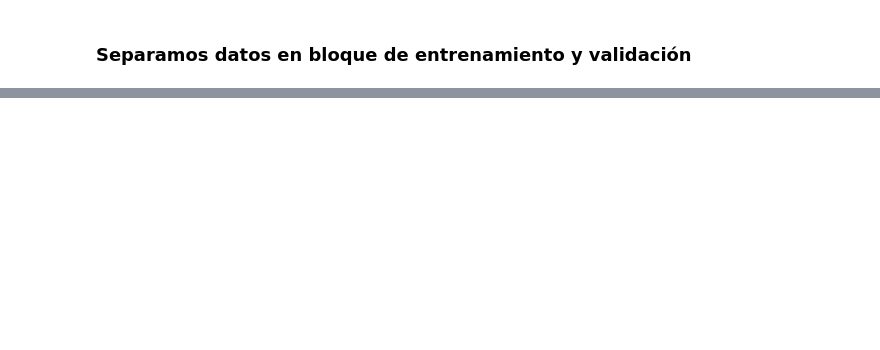
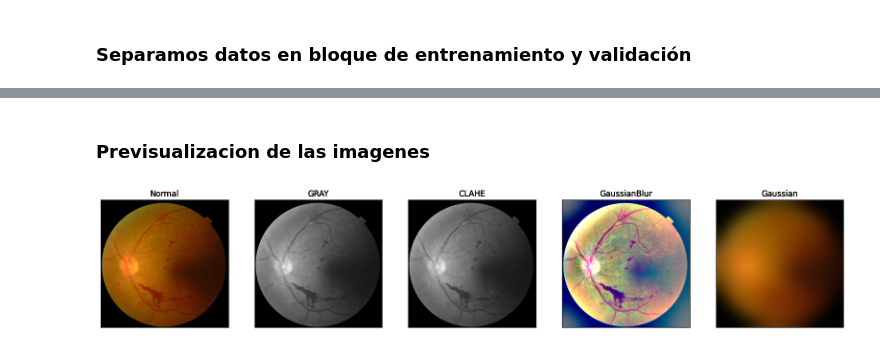
Before and after one commit to GustavoBD-Dev/DDRUCNN, a Jupyter notebook: src/DDRUCNN.ipynb, the cells around one changed output, grey strips where cells are left out. Drawn from its saved outputs; the diff is of its cells as text; code cells hidden in the pictures; blank space fills up the shorter version.

```diff
--- a/src/DDRUCNN.ipynb
+++ b/src/DDRUCNN.ipynb
@@ -134,0 +230,6 @@ array([[<Axes: title={'center': 'level'}>,
+# %%
+valid_list = [i for i in data_completed['level_x'].value_counts()]
+
+dist_1 = [str(round(x*100/sum(valid_list), 2))+'%' for x in valid_list]
+
+for i in range(len(valid_list)): print("{:>8} -> {:>6}".format(valid_list[i], dist_1[i]))
@@ -168,0 +284,7 @@ array([[<Axes: title={'center': 'level'}>,
+# %%
+# get number of clases
+train_list = [i for i in raw_train_df['level'].value_counts()]
+
+dist = [str(round(x*100/sum(train_list), 2))+'%' for x in train_list]
+
+for i in range(len(train_list)): print("{:>8} -> {:>6}".format(train_list[i], dist[i]))
@@ -168,0 +299,6 @@ array([[<Axes: title={'center': 'level'}>,
+# %%
+valid_list = [i for i in valid_df['level'].value_counts()]
+
+dist_1 = [str(round(x*100/sum(valid_list), 2))+'%' for x in valid_list]
+
+for i in range(len(valid_list)): print("{:>8} -> {:>6}".format(valid_list[i], dist_1[i]))
@@ -168,0 +315,60 @@ array([[<Axes: title={'center': 'level'}>,
+# %% [markdown]
+### Previsualizacion de las imagenes
+# %%
+import cv2
+
+NUM_SAMP = 5
+SIZE_IMG = 500
+
+fig = plt.figure(figsize=(20,20))
+
+for class_id in sorted(data_completed['level_x'].sort_values().unique()):           # by each class
+    for i in range(5):
+        image = cv2.imread(data_completed['path'][3535])
+        image = cv2.resize(image, (SIZE_IMG, SIZE_IMG))
+        if i == 0:
+            ax = fig.add_subplot(5, NUM_SAMP, 1, xticks=[], yticks=[])
+            image = cv2.cvtColor(image, cv2.COLOR_RGB2BGR)   ################# https://docs.opencv.org/3.4/de/d25/imgproc_color_conversions.html
+            plt.imshow(image)
+            ax.set_title('Normal')
+        elif i == 1:
+            image = cv2.cvtColor(image, cv2.COLOR_RGB2GRAY)
+            ax = fig.add_subplot(5, NUM_SAMP, 2, xticks=[], yticks=[])
+            plt.imshow(image, cmap='gray')
+            ax.set_title('GRAY')
+        elif i == 2:
+            image = cv2.cvtColor(image, cv2.COLOR_RGB2GRAY)
+            ax = fig.add_subplot(5, NUM_SAMP, 3, xticks=[], yticks=[])
+            clahe = cv2.createCLAHE(clipLimit=2.0, tileGridSize=(8,8))
+            var = clahe.apply(image)
+            plt.imshow(image, cmap='gray')
+            ax.set_title('CLAHE')
+        elif i == 3:
+            ax = fig.add_subplot(5, NUM_SAMP, 4, xticks=[], yticks=[])
+            image = cv2.cvtColor(image, cv2.COLOR_BGR2RGB)
+            # image = cv2.addWeighted(image,4,cv2.GaussianBlur(image,(0,0),SIZE_IMG/10),-4,128)
+            image = cv2.addWeighted(image,4,cv2.GaussianBlur(image,(0,0),SIZE_IMG/10),-4,128)
+            plt.imshow(image, cmap='gray')
+            ax.set_title('GaussianBlur')
+        else:
+            ax = fig.add_subplot(5, NUM_SAMP, 5, xticks=[], yticks=[])
+            image = cv2.cvtColor(image, cv2.COLOR_BGR2RGB)
+            image = cv2.GaussianBlur(image,(0,0),30)
+            plt.imshow(image, cmap='gray')
+            ax.set_title('Gaussian')
+        # else:
+        #     ax = fig.add_subplot(5, NUM_SAMP, 5, xticks=[], yticks=[])
+        #     image = cv2.cvtColor(image, cv2.COLOR_BGR2RGB)
+        #     equ = cv2.equalizeHist(image)
+        #     res = np.hstack((image,equ)) #stacking images side-by-side
+        #     plt.imshow(image, cmap='gray')
+        #     ax.set_title('equalizeHist')
+
+        # ax.set_title('Lvl: %d -  %s' % (train_df['level'][0], train_df['image'][0]))
+        # class 0 ->    0,   1,   2,   3,   4
+        # class 1 -> 2157,2618,1794,1876,1717
+        # class 2 -> 3575,2961,3641,3579,3554
+        # class 3 -> 5384,4982,5369,4806,4926
+        # class 4 -> 6483,6168,6922,6858,6649
+# %% [output]
+[figure, added]
```
Also changed, not shown: parts of 30 cells of this notebook, 1 other file.
